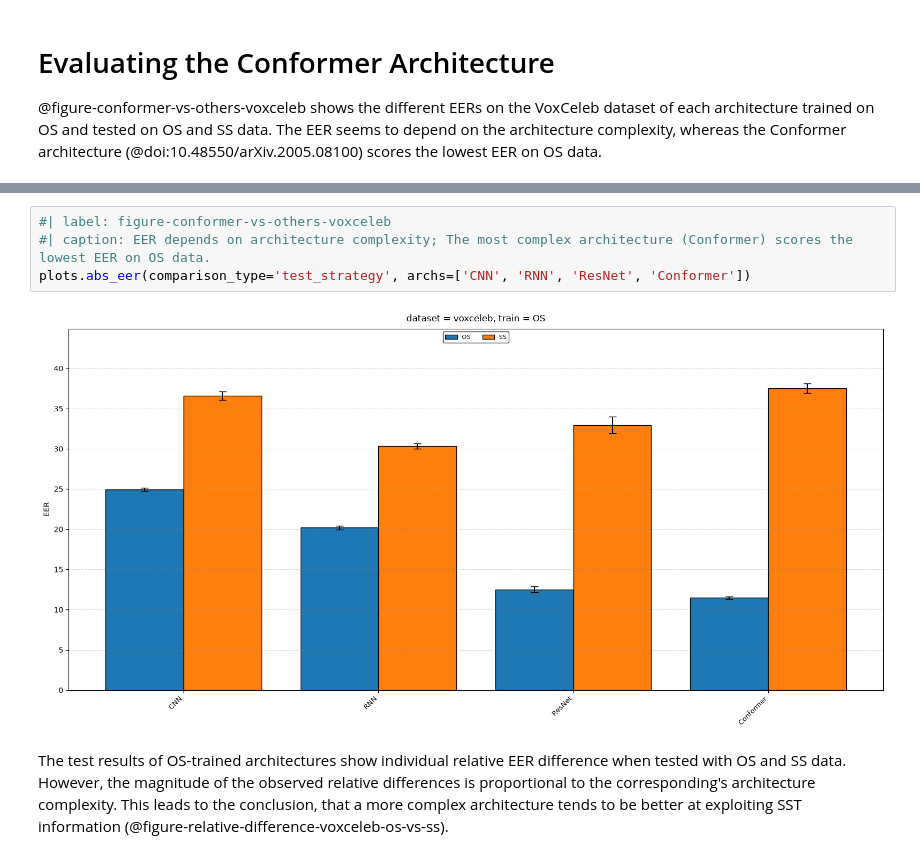
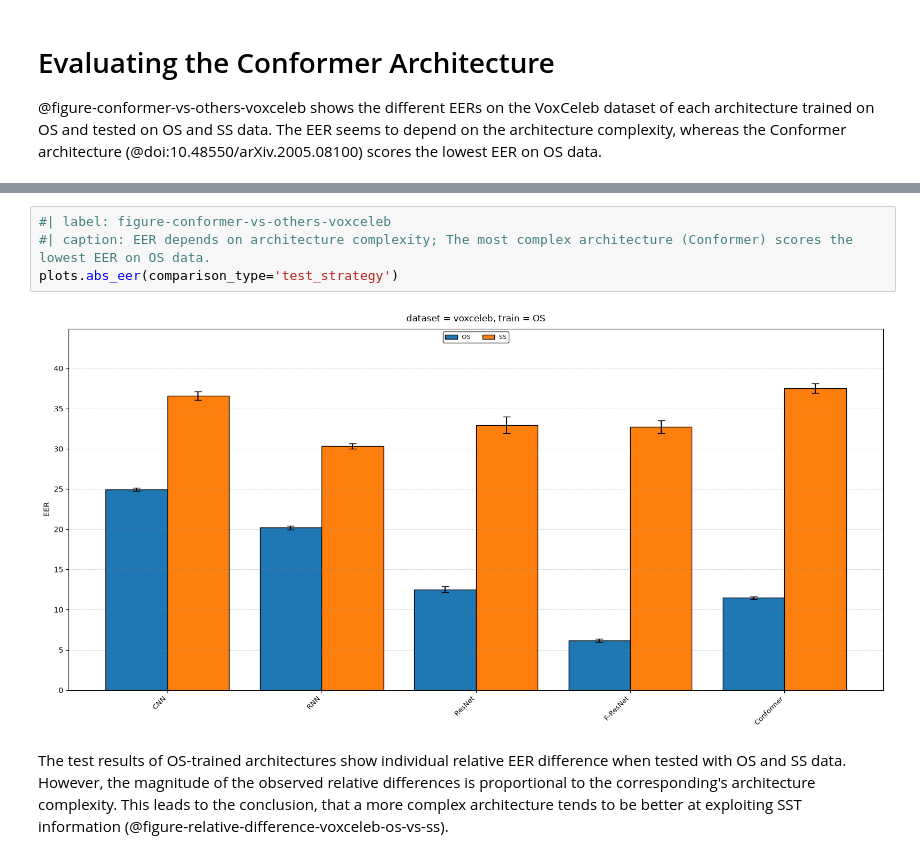
Before and after one commit to sage-diarization/Speaker-Recognition-Supra-Segmental-Temporal-Features, a Jupyter notebook: doc/speaker-verification.ipynb, the cells around one changed output, grey strips where cells are left out. Drawn from its saved outputs; the diff is of its cells as text.

```diff
--- a/doc/speaker-verification.ipynb
+++ b/doc/speaker-verification.ipynb
@@ -50,9 +56,9 @@ plots.paper_vs_repro(archs=['CNN', 'RNN', 'ResNet'])
 # %%
 #| label: figure-conformer-vs-others-voxceleb
 #| caption: EER depends on architecture complexity; The most complex architecture (Conformer) scores the lowest EER on OS data.
-plots.abs_eer(comparison_type='test_strategy', archs=['CNN', 'RNN', 'ResNet', 'Conformer'])
+plots.abs_eer(comparison_type='test_strategy')
 # %% [output]
-[figure, old version]
+[figure, new version]
 # %% [markdown]
 The test results of OS-trained architectures show individual relative EER difference when tested with OS and SS data. However, the magnitude of the observed relative differences is proportional to the corresponding's architecture complexity. This leads to the conclusion, that a more complex architecture tends to be better at exploiting SST information (@figure-relative-difference-voxceleb-os-vs-ss).
 # %%
```
Also changed, not shown: parts of 13 cells of this notebook, 6 other files.
